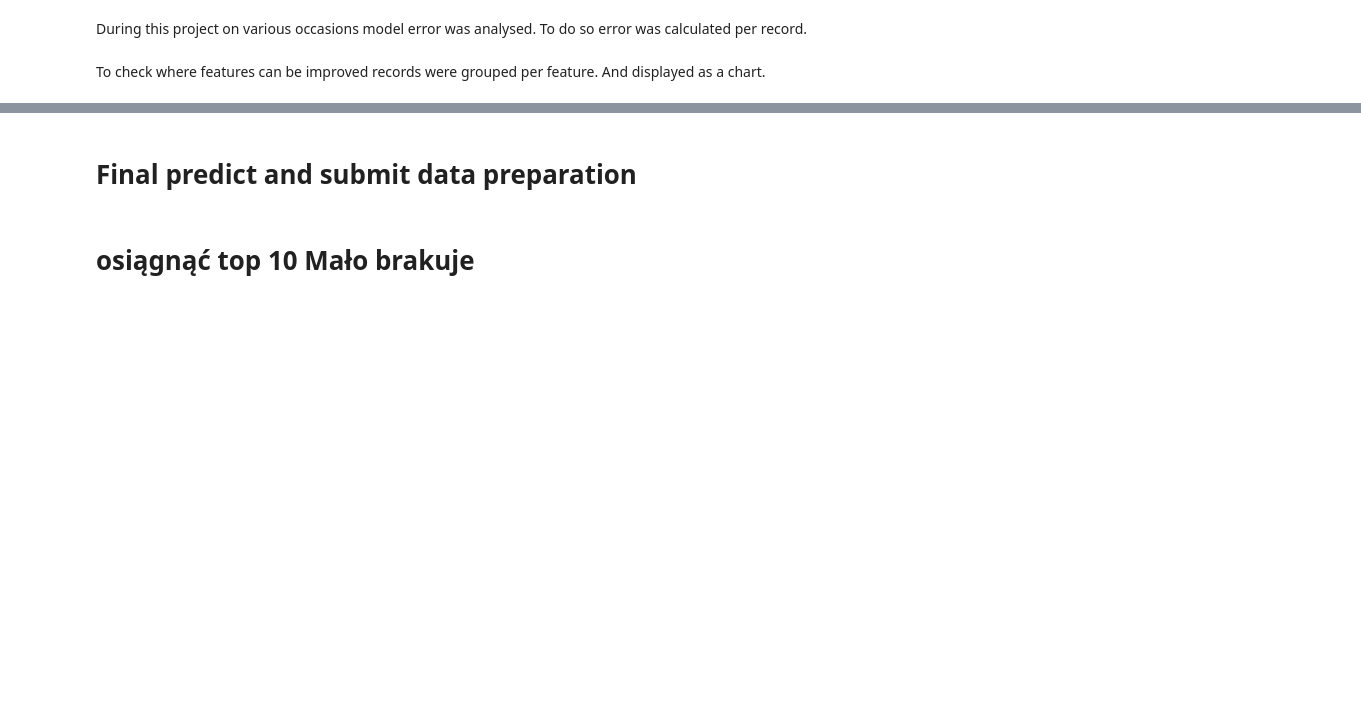
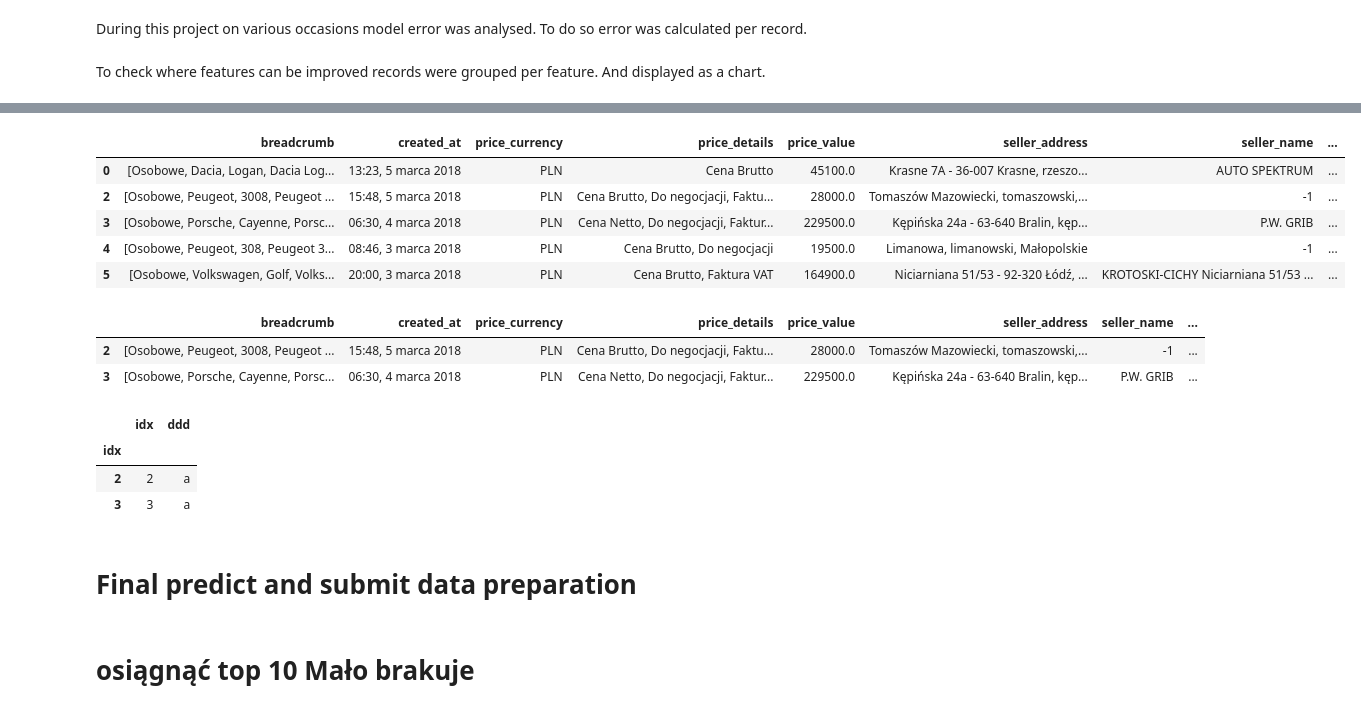
Before and after one commit to JakubStanczak/Car_price_predict, a Jupyter notebook: Car_price.ipynb, the cells around one changed output, grey strips where cells are left out. Drawn from its saved outputs; the diff is of its cells as text; code cells hidden in the pictures; blank space fills up the shorter version.

```diff
--- a/Car_price.ipynb
+++ b/Car_price.ipynb
@@ -784,0 +919,2 @@ As you can see even though the luxury car feature was added and is in top most i
+# %%
+train.iloc[[1],:]['param_marka-pojazdu__agg']=1
@@ -784,0 +927,2 @@ As you can see even though the luxury car feature was added and is in top most i
+# %%
+train.loc[[1],'param_marka-pojazdu__agg'] = 1
@@ -784,0 +1056,15 @@ As you can see even though the luxury car feature was added and is in top most i
+# %%
+train.head()
+# %% [output]
+|  | breadcrumb | created_at | price_currency | price_details | price_value | seller_address | seller_name | ... |
+| 0 | [Osobowe, Dacia, Logan, Dacia Log... | 13:23, 5 marca 2018 | PLN | Cena Brutto | 45100.0 | Krasne 7A - 36-007 Krasne, rzeszo... | AUTO SPEKTRUM | ... |
+| 2 | [Osobowe, Peugeot, 3008, Peugeot ... | 15:48, 5 marca 2018 | PLN | Cena Brutto, Do negocjacji, Faktu... | 28000.0 | Tomaszów Mazowiecki, tomaszowski,... | -1 | ... |
+| 3 | [Osobowe, Porsche, Cayenne, Porsc... | 06:30, 4 marca 2018 | PLN | Cena Netto, Do negocjacji, Faktur... | 229500.0 | Kępińska 24a - 63-640 Bralin, kęp... | P.W. GRIB | ... |
+| 4 | [Osobowe, Peugeot, 308, Peugeot 3... | 08:46, 3 marca 2018 | PLN | Cena Brutto, Do negocjacji | 19500.0 | Limanowa, limanowski, Małopolskie | -1 | ... |
+| 5 | [Osobowe, Volkswagen, Golf, Volks... | 20:00, 3 marca 2018 | PLN | Cena Brutto, Faktura VAT | 164900.0 | Niciarniana 51/53 - 92-320 Łódź, ... | KROTOSKI-CICHY Niciarniana 51/53 ... | ... |
+# %%
+train[train.index.isin([2,3])]
+# %% [output]
+|  | breadcrumb | created_at | price_currency | price_details | price_value | seller_address | seller_name | ... |
+| 2 | [Osobowe, Peugeot, 3008, Peugeot ... | 15:48, 5 marca 2018 | PLN | Cena Brutto, Do negocjacji, Faktu... | 28000.0 | Tomaszów Mazowiecki, tomaszowski,... | -1 | ... |
+| 3 | [Osobowe, Porsche, Cayenne, Porsc... | 06:30, 4 marca 2018 | PLN | Cena Netto, Do negocjacji, Faktur... | 229500.0 | Kępińska 24a - 63-640 Bralin, kęp... | P.W. GRIB | ... |
@@ -785,3 +1074,12 @@ As you can see even though the luxury car feature was added and is in top most i
+# %%
+df1.index = df1['idx']
+
+df1.head()
+# %% [output]
+|  | idx | ddd |
+| idx |  |  |
+| 2 | 2 | a |
+| 3 | 3 | a |
 # %% [markdown]
 # Final predict and submit data preparation
 # %%
```
Also changed, not shown: parts of 71 cells of this notebook.
